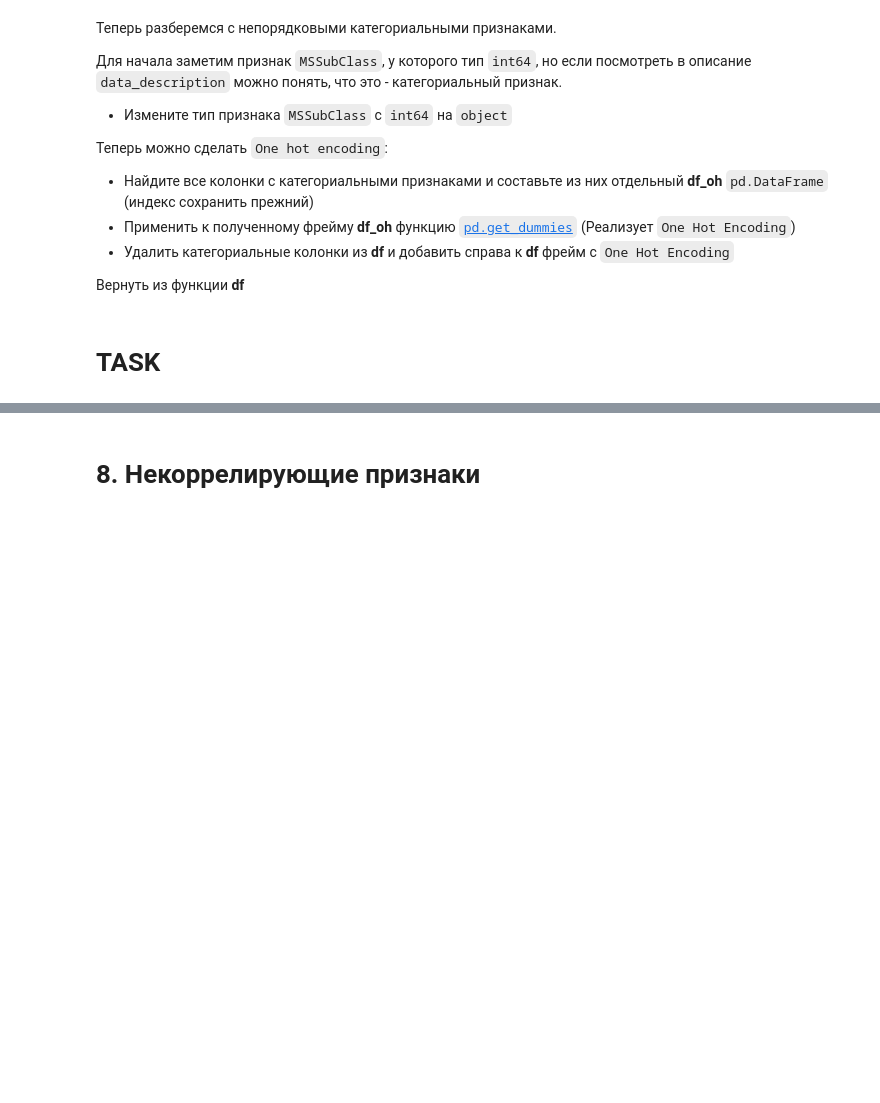
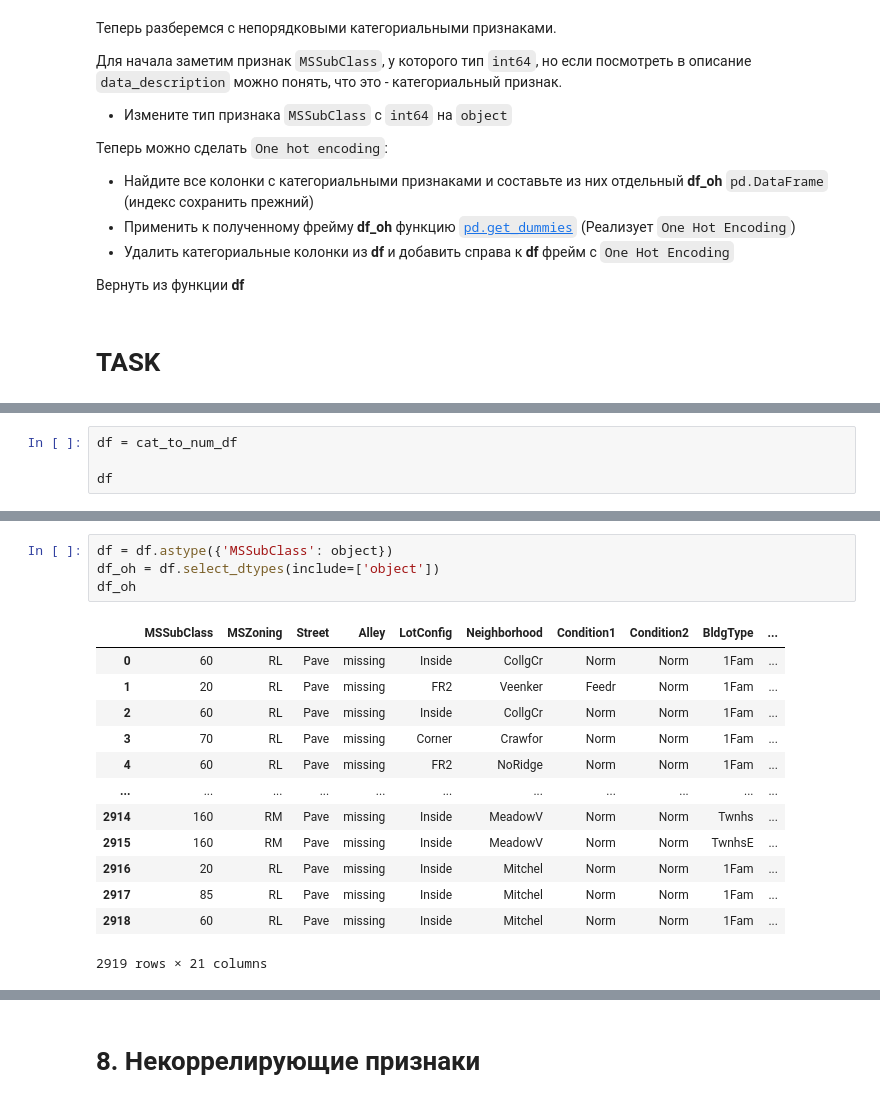
Before and after one commit to irusland/ml2021, a Jupyter notebook: 04-Features/Home4.ipynb, the cells around one changed output, grey strips where cells are left out. Cells and saved outputs as stored; diff of their text form; blank space fills up the shorter version.

```diff
--- a/04-Features/Home4.ipynb
+++ b/04-Features/Home4.ipynb
@@ -555,0 +576,4 @@ def one_hot(df: pd.DataFrame) -> pd.DataFrame:
+# %%
+df = cat_to_num_df
+
+df
@@ -555,0 +594,18 @@ def one_hot(df: pd.DataFrame) -> pd.DataFrame:
+# %%
+df = df.astype({'MSSubClass': object})
+df_oh = df.select_dtypes(include=['object'])
+df_oh
+# %% [output]
+|  | MSSubClass | MSZoning | Street | Alley | LotConfig | Neighborhood | Condition1 | Condition2 | BldgType | ... |
+| 0 | 60 | RL | Pave | missing | Inside | CollgCr | Norm | Norm | 1Fam | ... |
+| 1 | 20 | RL | Pave | missing | FR2 | Veenker | Feedr | Norm | 1Fam | ... |
+| 2 | 60 | RL | Pave | missing | Inside | CollgCr | Norm | Norm | 1Fam | ... |
+| 3 | 70 | RL | Pave | missing | Corner | Crawfor | Norm | Norm | 1Fam | ... |
+| 4 | 60 | RL | Pave | missing | FR2 | NoRidge | Norm | Norm | 1Fam | ... |
+| ... | ... | ... | ... | ... | ... | ... | ... | ... | ... | ... |
+| 2914 | 160 | RM | Pave | missing | Inside | MeadowV | Norm | Norm | Twnhs | ... |
+| 2915 | 160 | RM | Pave | missing | Inside | MeadowV | Norm | Norm | TwnhsE | ... |
+| 2916 | 20 | RL | Pave | missing | Inside | Mitchel | Norm | Norm | 1Fam | ... |
+| 2917 | 85 | RL | Pave | missing | Inside | Mitchel | Norm | Norm | 1Fam | ... |
+| 2918 | 60 | RL | Pave | missing | Inside | Mitchel | Norm | Norm | 1Fam | ... |
+2919 rows × 21 columns
```
Also changed, not shown: parts of 8 cells of this notebook.
